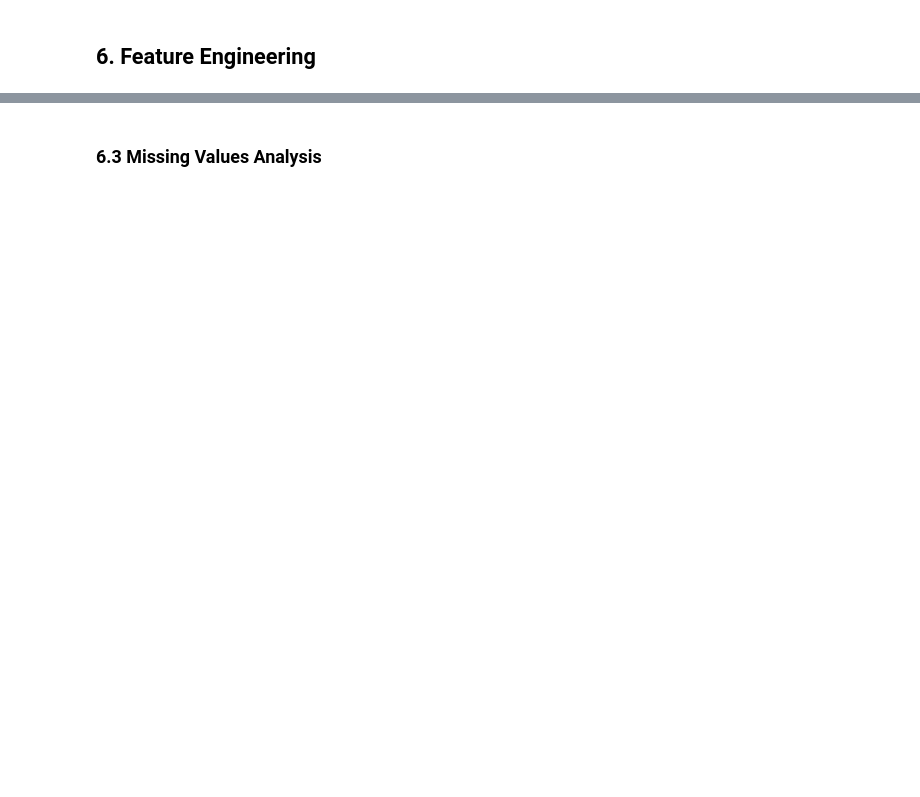
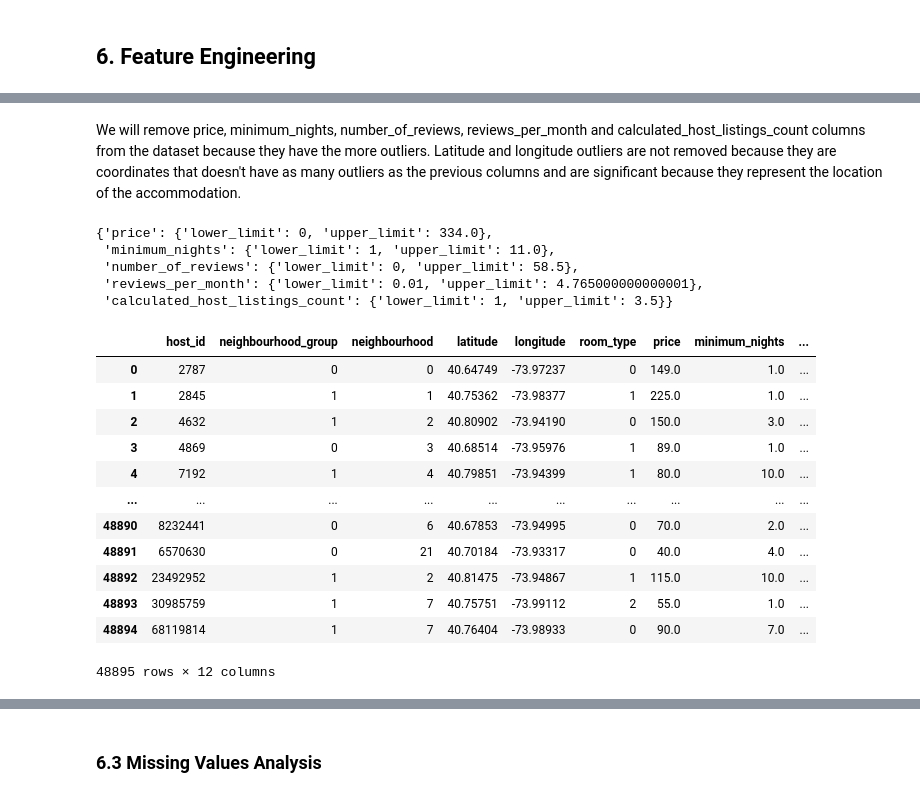
Before and after one commit to 4GeeksAcademy/danielpaez-dev-machine-learning-python-template, a Jupyter notebook: src/explore.ipynb, the cells around one changed output, grey strips where cells are left out. Drawn from its saved outputs; the diff is of its cells as text; code cells hidden in the pictures; blank space fills up the shorter version.

```diff
--- a/src/explore.ipynb
+++ b/src/explore.ipynb
@@ -424,0 +478,56 @@ No new features will be created in this analysis, as the current set of variable
+# %% [markdown]
+We will remove price, minimum_nights, number_of_reviews, reviews_per_month and calculated_host_listings_count columns from the dataset because they have the more outliers.
+Latitude and longitude outliers are not removed because they are coordinates that doesn't have as many outliers as the previous columns and are significant because they represent the location of the accommodation.
+# %%
+clean_data_factorized_WITH_outliers = clean_data_factorized.copy()
+
+clean_data_factorized_WITHOUT_outliers = clean_data_factorized.copy()
+
+def replace_outliers_from_column(column, df):
+  column_stats = df[column].describe()
+  column_iqr = column_stats["75%"] - column_stats["25%"]
+  upper_limit = column_stats["75%"] + 1.5 * column_iqr
+  lower_limit = column_stats["25%"] - 1.5 * column_iqr
+  if lower_limit < 0: lower_limit = min(df[column])
+  # Remove upper outliers
+  df[column] = df[column].apply(lambda x: (x if (x <= upper_limit) else upper_limit) if not pd.isna(x) else np.nan)
+  # Remove lower outliers
+  df[column] = df[column].apply(lambda x: (x if (x >= lower_limit) else lower_limit) if not pd.isna(x) else np.nan)
+  return df.copy(), {"lower_limit": lower_limit, "upper_limit": upper_limit}
+
+outliers_dict = {}
+
+output_dir = os.path.join('outliers_lims')
+os.makedirs(output_dir, exist_ok=True)
+
+for column in ['price', 'minimum_nights', 'number_of_reviews', 'reviews_per_month', 'calculated_host_listings_count']:
+  clean_data_factorized_WITHOUT_outliers, limit_list = replace_outliers_from_column(column, clean_data_factorized_WITHOUT_outliers)
+  outliers_dict[column] = limit_list
+  filename_outliers = f'./outliers_lims/{column}.json'
+  with open(filename_outliers, "w") as f:
+        json.dump(limit_list, f, indent=4)
+
+
+outliers_dict
+# %% [output]
+{'price': {'lower_limit': 0, 'upper_limit': 334.0},
+ 'minimum_nights': {'lower_limit': 1, 'upper_limit': 11.0},
+ 'number_of_reviews': {'lower_limit': 0, 'upper_limit': 58.5},
+ 'reviews_per_month': {'lower_limit': 0.01, 'upper_limit': 4.765000000000001},
+ 'calculated_host_listings_count': {'lower_limit': 1, 'upper_limit': 3.5}}
+# %%
+clean_data_factorized_WITHOUT_outliers
+# %% [output]
+|  | host_id | neighbourhood_group | neighbourhood | latitude | longitude | room_type | price | minimum_nights | ... |
+| 0 | 2787 | 0 | 0 | 40.64749 | -73.97237 | 0 | 149.0 | 1.0 | ... |
+| 1 | 2845 | 1 | 1 | 40.75362 | -73.98377 | 1 | 225.0 | 1.0 | ... |
+| 2 | 4632 | 1 | 2 | 40.80902 | -73.94190 | 0 | 150.0 | 3.0 | ... |
+| 3 | 4869 | 0 | 3 | 40.68514 | -73.95976 | 1 | 89.0 | 1.0 | ... |
+| 4 | 7192 | 1 | 4 | 40.79851 | -73.94399 | 1 | 80.0 | 10.0 | ... |
+| ... | ... | ... | ... | ... | ... | ... | ... | ... | ... |
+| 48890 | 8232441 | 0 | 6 | 40.67853 | -73.94995 | 0 | 70.0 | 2.0 | ... |
+| 48891 | 6570630 | 0 | 21 | 40.70184 | -73.93317 | 0 | 40.0 | 4.0 | ... |
+| 48892 | 23492952 | 1 | 2 | 40.81475 | -73.94867 | 1 | 115.0 | 10.0 | ... |
+| 48893 | 30985759 | 1 | 7 | 40.75751 | -73.99112 | 2 | 55.0 | 1.0 | ... |
+| 48894 | 68119814 | 1 | 7 | 40.76404 | -73.98933 | 0 | 90.0 | 7.0 | ... |
+48895 rows × 12 columns
```
Also changed, not shown: parts of 40 cells of this notebook, 25 other files.
